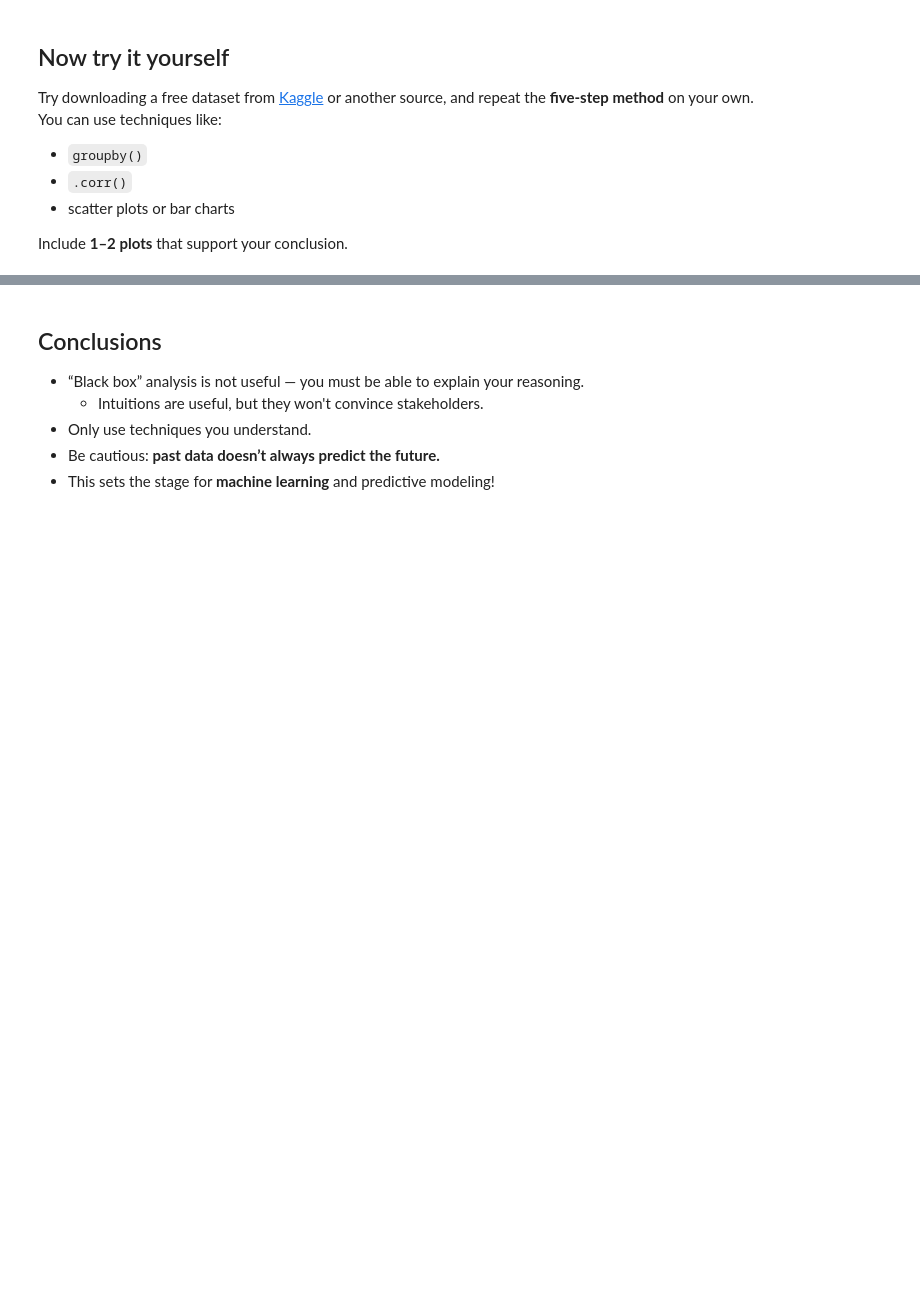
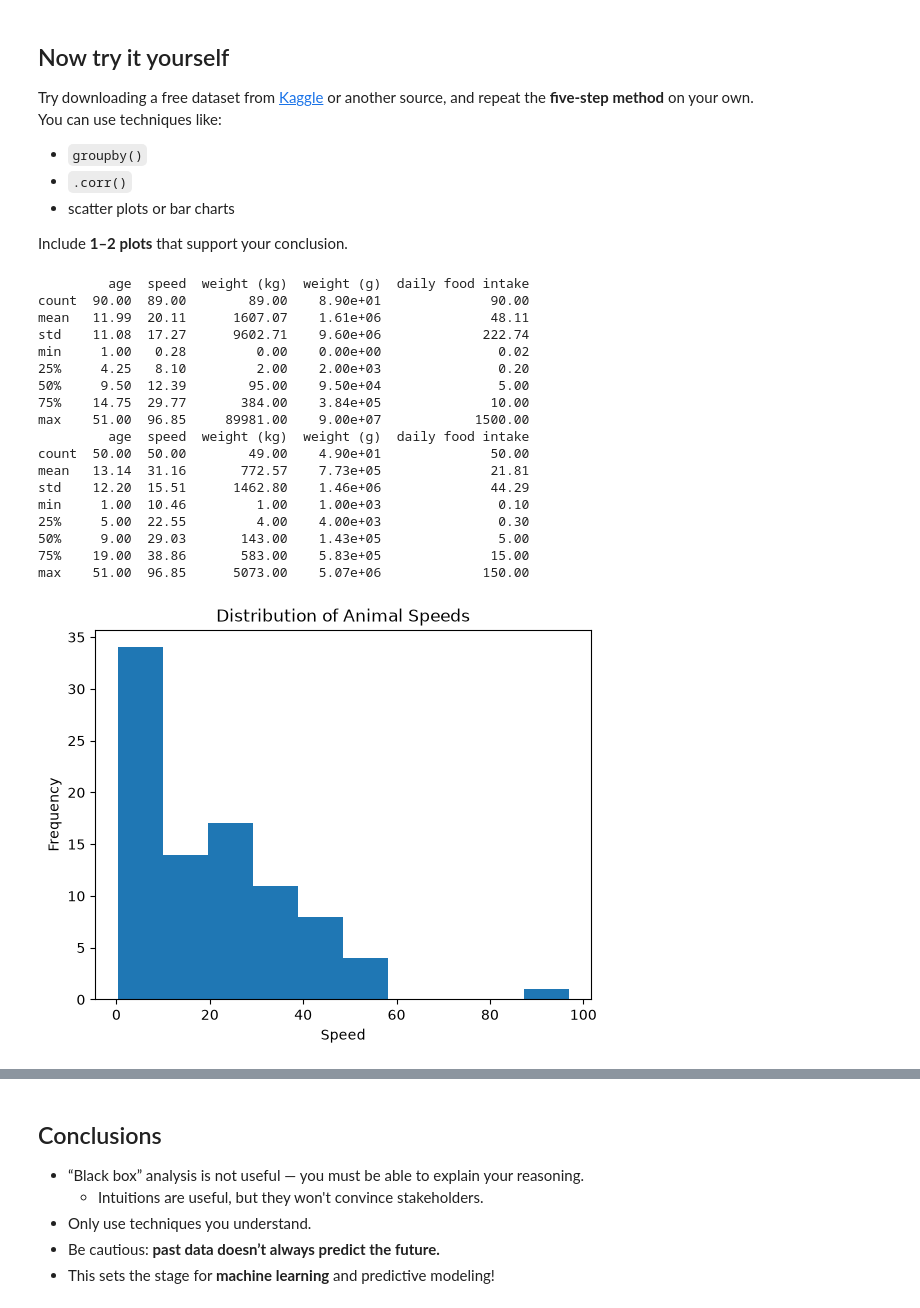
Before and after one commit to bonniebeee/bwsi-comp-problem-solving, a Jupyter notebook: mod3_math_modeling/3_intro_to_data_analysis.ipynb, the cells around one changed output, grey strips where cells are left out. Drawn from its saved outputs; the diff is of its cells as text; code cells hidden in the pictures; blank space fills up the shorter version.

```diff
--- a/mod3_math_modeling/3_intro_to_data_analysis.ipynb
+++ b/mod3_math_modeling/3_intro_to_data_analysis.ipynb
@@ -246,3 +246,49 @@ You can use techniques like:
 Include **1–2 plots** that support your conclusion.
 # %%
 # placeholder dataset from GWC
+import gdown
+import numpy as np
+import matplotlib.pyplot as plt
+animal_file_id = "1xxSUHfhBrQSfGFriLD5VWtUppQgok6Rf"
+gdown.download(f"https://drive.google.com/uc?export=download&id={animal_file_id}",
+               "animal.csv", quiet=True)
+
+animal = pd.read_csv("animal.csv")
+animal50 = animal.nlargest(50,'speed')
+
+#Data was clean so no extra functions needed
+
+print(animal.describe())
+print(animal50.describe())
+
+plt.hist(animal["speed"], bins=10)
+plt.title("Distribution of Animal Speeds")
+plt.xlabel("Speed")
+plt.ylabel("Frequency")
+plt.show()
+
+plt.hist(animal50["speed"], bins=10)
+plt.title("Distribution of Top 50 Animal Speeds")
+plt.xlabel("Speed")
+plt.ylabel("Frequency")
+plt.show()
+# %% [output]
+         age  speed  weight (kg)  weight (g)  daily food intake
+count  90.00  89.00        89.00    8.90e+01              90.00
+mean   11.99  20.11      1607.07    1.61e+06              48.11
+std    11.08  17.27      9602.71    9.60e+06             222.74
+min     1.00   0.28         0.00    0.00e+00               0.02
+25%     4.25   8.10         2.00    2.00e+03               0.20
+50%     9.50  12.39        95.00    9.50e+04               5.00
+75%    14.75  29.77       384.00    3.84e+05              10.00
+max    51.00  96.85     89981.00    9.00e+07            1500.00
+         age  speed  weight (kg)  weight (g)  daily food intake
+count  50.00  50.00        49.00    4.90e+01              50.00
+mean   13.14  31.16       772.57    7.73e+05              21.81
+std    12.20  15.51      1462.80    1.46e+06              44.29
+min     1.00  10.46         1.00    1.00e+03               0.10
+25%     5.00  22.55         4.00    4.00e+03               0.30
+50%     9.00  29.03       143.00    1.43e+05               5.00
+75%    19.00  38.86       583.00    5.83e+05              15.00
+max    51.00  96.85      5073.00    5.07e+06             150.00
+[figure, added]
```
Also changed, not shown: parts of 2 cells of this notebook, 2 other files.
